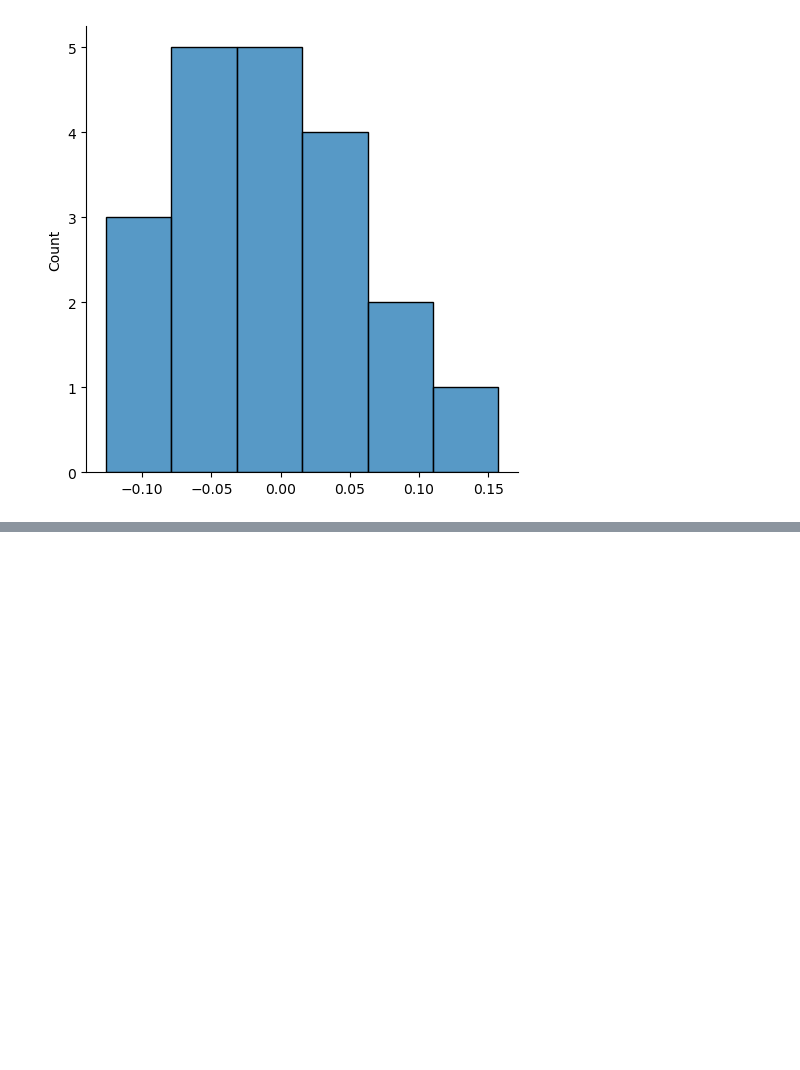
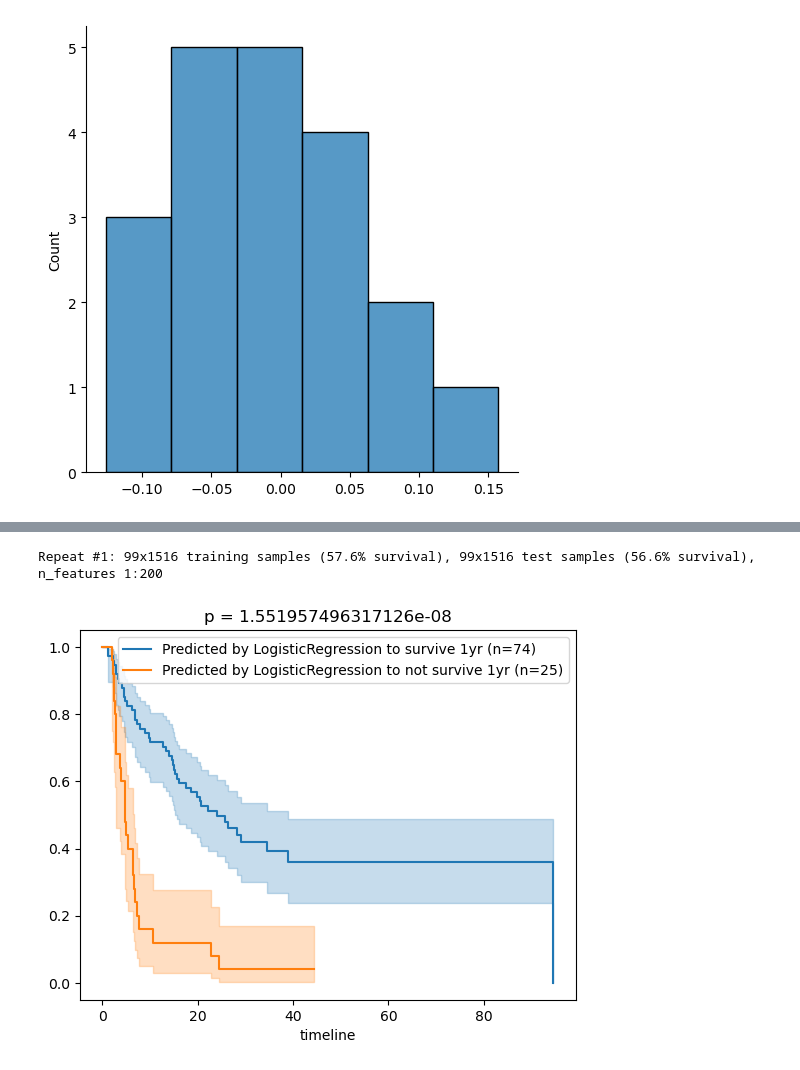
Before and after one commit to iskandr/bcb731, a Jupyter notebook: notebooks/3 - p-values vs accuracy.ipynb, the cells around one changed output, grey strips where cells are left out. Drawn from its saved outputs; the diff is of its cells as text; code cells hidden in the pictures; blank space fills up the shorter version.

Commit message:
p-values vs accuracy

```diff
--- a/notebooks/3 - p-values vs accuracy.ipynb
+++ b/notebooks/3 - p-values vs accuracy.ipynb
@@ -230,7 +187,7 @@ from lifelines.plotting import add_at_risk_counts
 ax = plt.subplot(111)
 
 # plot the 1yr survivors
-df_yes = df_join_inner[df_join_inner.survived_1yr]
+df_yes = df_join[df_join.survived_1yr]
 kmf_yes = KaplanMeierFitter()
 kmf_yes.fit(df_yes.Months,
         event_observed=df_yes.Status,
@@ -238,7 +195,7 @@ kmf_yes.fit(df_yes.Months,
 kmf_yes.plot_survival_function(ax=ax)
 
 # plot the 1yr non-survivors
-df_no = df_join_inner[~df_join_inner.survived_1yr]
+df_no = df_join[~df_join.survived_1yr]
 kmf_no = KaplanMeierFitter()
 kmf_no.fit(df_no.Months,
         event_observed=df_no.Status,
@@ -592,10 +330,0 @@ array([[1., 1.],
-# %%
-count_order = 4
-
-X = order_to_count_features[count_order].values
-y = df_join_inner.survived_1yr.values
-
-X_train, X_test, y_train, y_test, train_indices, test_indices = random_split(X, y)
-
-df_train = df_join_inner.iloc[train_indices]
-df_test = df_join_inner.iloc[test_indices]
@@ -604,11 +330,0 @@ df_test = df_join_inner.iloc[test_indices]
-# %%
-# use feature importances to choose features
-
-from sklearn.linear_model import LogisticRegression
-from sklearn.ensemble import ExtraTreesClassifier, RandomForestClassifier
-
-
-max_features_to_select = 200
-print("Selecting top #%d features from total %d" % (max_features_to_select, X.shape[1]))
-
-feature_indices = np.argsort(RandomForestClassifier(20).fit(X, y).feature_importances_)[::-1][:max_features_to_select]
@@ -697,0 +331,13 @@ plt.yscale('log')
+# %%
+# to look at the impact of generating more features, let's try every order of counts from 1 to 10
+order_to_count_features = {}
+
+ks = np.array([1, 2, 3, 4, 5, 6])
+
+max_k = ks.max()
+df_features_max_k = generate_kmer_features(
+    df_join_inner.Top_3_Neoantigen_Sequences, k=max_k, ignore="|", include_lower_order=True, remove_duplicates=True)
+columns = df_features_max_k.columns
+for k in ks:
+    subset = [c for c in columns if len(c) <= k]
+    order_to_count_features[k] = df_features_max_k[subset]
@@ -697,0 +583,7 @@ plt.yscale('log')
+# %%
+metrics, df_yes, df_no = evaluate_increasing_features(
+    df_survival=df_join,
+    df_features=order_to_count_features[4])
+# %% [output]
+Repeat #1: 99x1516 training samples (57.6% survival), 99x1516 test samples (56.6% survival), n_features 1:200
+[figure, added]
```
Also changed, not shown: parts of 58 cells of this notebook.
